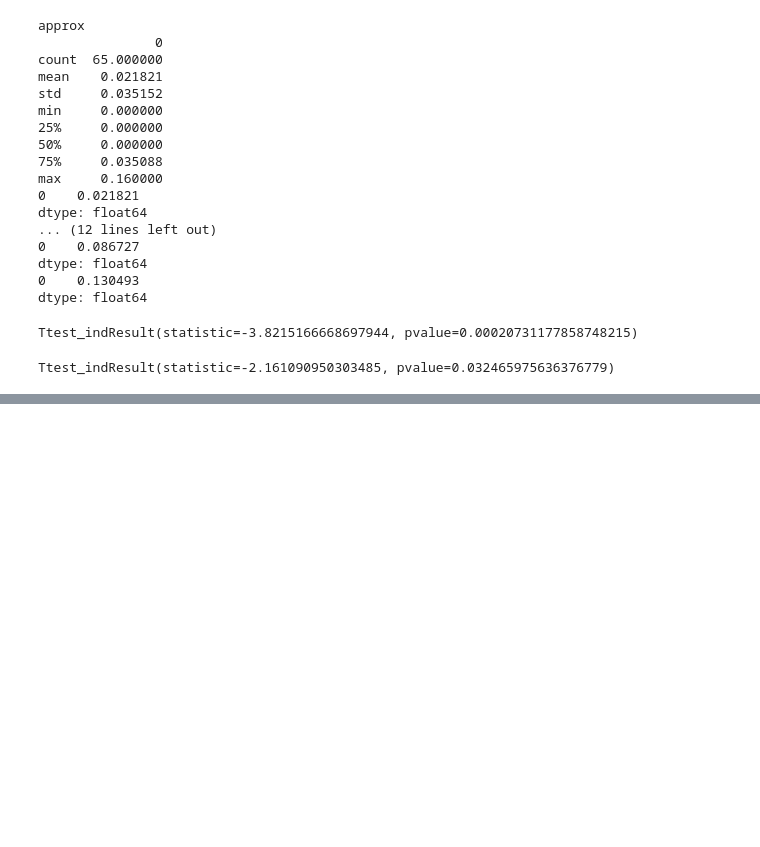
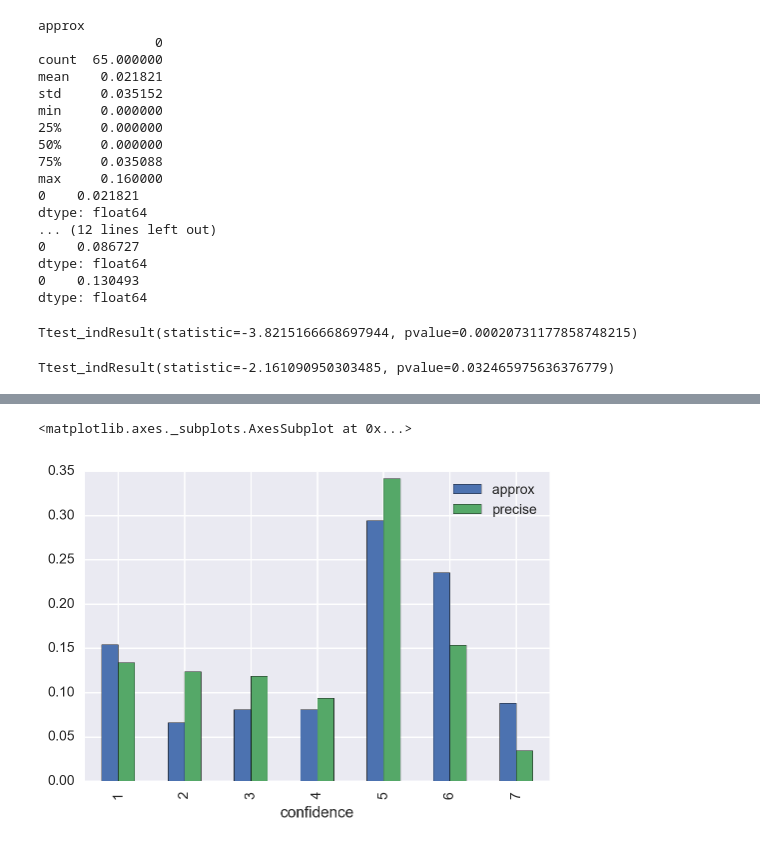
Before and after one commit to domoritz/bias-study, a Jupyter notebook: data/Data Analysis.ipynb, the cells around one changed output, grey strips where cells are left out. Saved outputs shown, nothing was run; the diff lists cells and outputs as text; code cells hidden in the pictures; blank space fills up the shorter version.

Commit message:
Show confidence comparison

```diff
--- a/data/Data Analysis.ipynb
+++ b/data/Data Analysis.ipynb
@@ -223,0 +237,25 @@ Ttest_indResult(statistic=-2.161090950303485, pvalue=0.032465975636376779)
+# %%
+agg = pd.DataFrame()
+for y in ['approx', 'precise']:
+    for x in ['airline', 'states']:
+        for z in [0,1] if y == 'approx' else [0,1,2]:
+            field = '{y}_{x}_howManyCompare_{z}_confidence'.format(x=x, y=y, z=z)
+            to_add = pd.DataFrame()
+            to_add['confidence'] = data[field].replace({"unknown": 0, "strong_disagree": 1, "disagree": 2, "weak_disagree": 3, "neutral": 4, "weak_agree": 5, "agree": 6, "strong_agree": 7})
+            to_add['condition'] = y
+            to_add['which'] = x
+            to_add['seq'] = z
+            agg = pd.concat([agg, to_add])
+agg = agg[agg['confidence'] > 0]
+agg = agg.groupby(['condition'])
+
+df = pd.DataFrame()
+for name, group in agg:
+    gb = group.groupby(['confidence']).size()
+    gb = gb.div(gb.sum())
+    df[name] = gb
+
+df.plot(kind='bar')
+# %% [output]
+<matplotlib.axes._subplots.AxesSubplot at 0x...>
+[figure, added]
```
Also changed, not shown: parts of 3 cells of this notebook, 2 other files.
